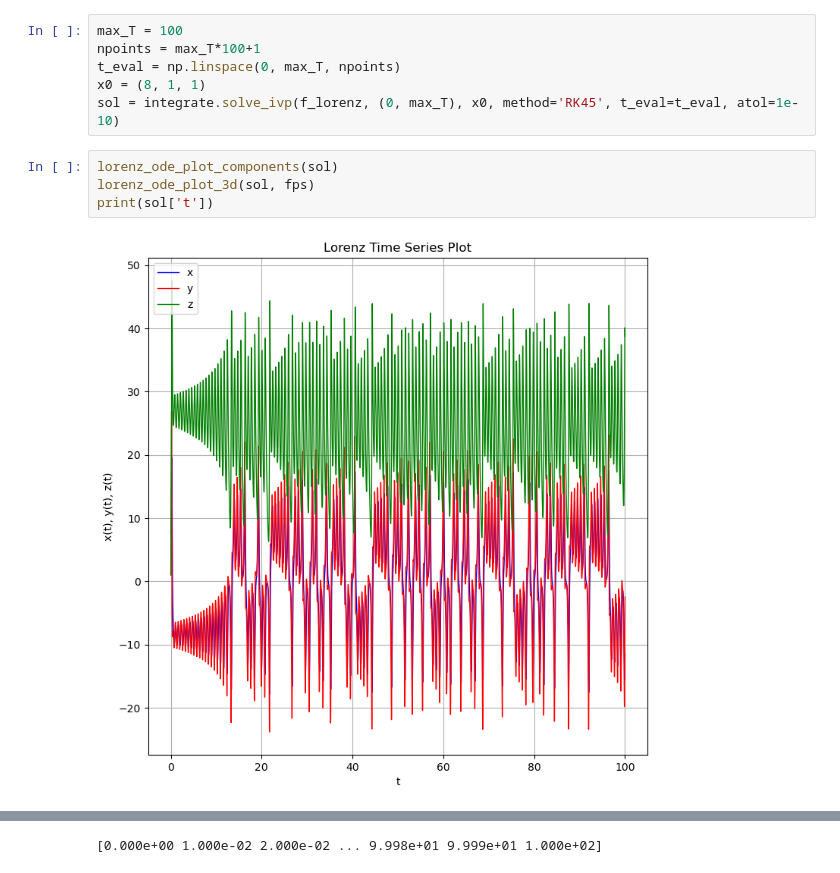
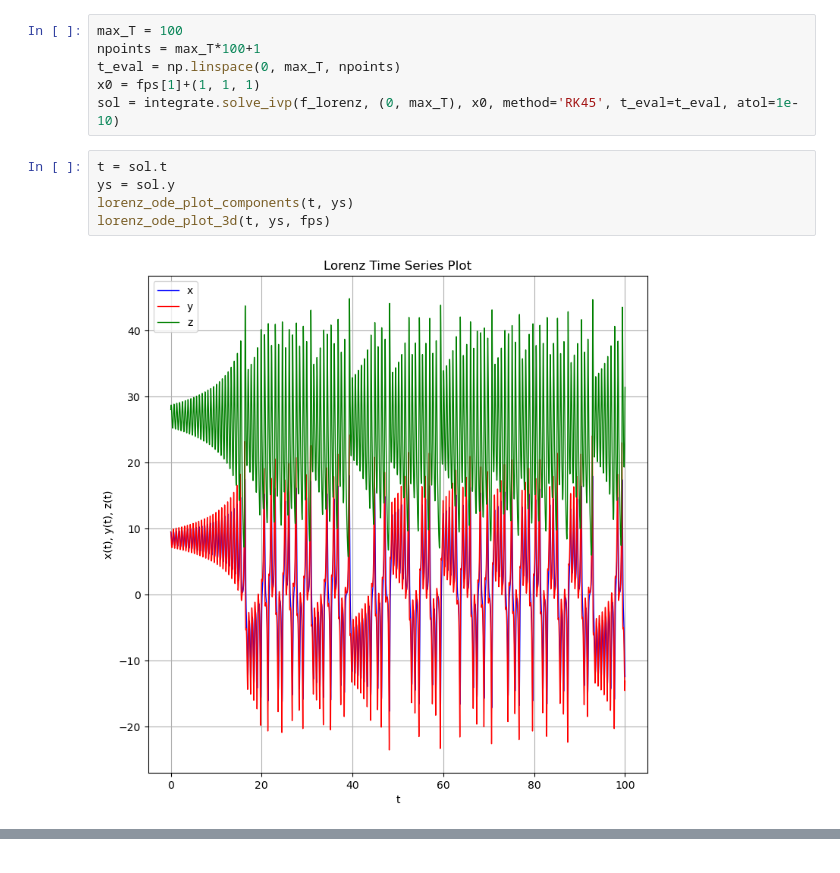
Before and after one commit to sibirica/ROMLCS, a Jupyter notebook: Lorenz.ipynb, the cells around one changed output, grey strips where cells are left out. Cells and saved outputs as stored; diff of their text form.

```diff
--- a/Lorenz.ipynb
+++ b/Lorenz.ipynb
@@ -111,11 +142,12 @@ def lorenz_ode_plot_3d(bunch, fps):
 max_T = 100
 npoints = max_T*100+1
 t_eval = np.linspace(0, max_T, npoints)
-x0 = (8, 1, 1)
+x0 = fps[1]+(1, 1, 1)
 sol = integrate.solve_ivp(f_lorenz, (0, max_T), x0, method='RK45', t_eval=t_eval, atol=1e-10)
 # %%
-lorenz_ode_plot_components(sol)
-lorenz_ode_plot_3d(sol, fps)
-print(sol['t'])
+t = sol.t
+ys = sol.y
+lorenz_ode_plot_components(t, ys)
+lorenz_ode_plot_3d(t, ys, fps)
 # %% [output]
-[figure, old version]
+[figure, new version]
@@ -123 +154,0 @@ print(sol['t'])
-[0.000e+00 1.000e-02 2.000e-02 ... 9.998e+01 9.999e+01 1.000e+02]
```
Also changed, not shown: parts of 7 cells of this notebook, 3 other files.
